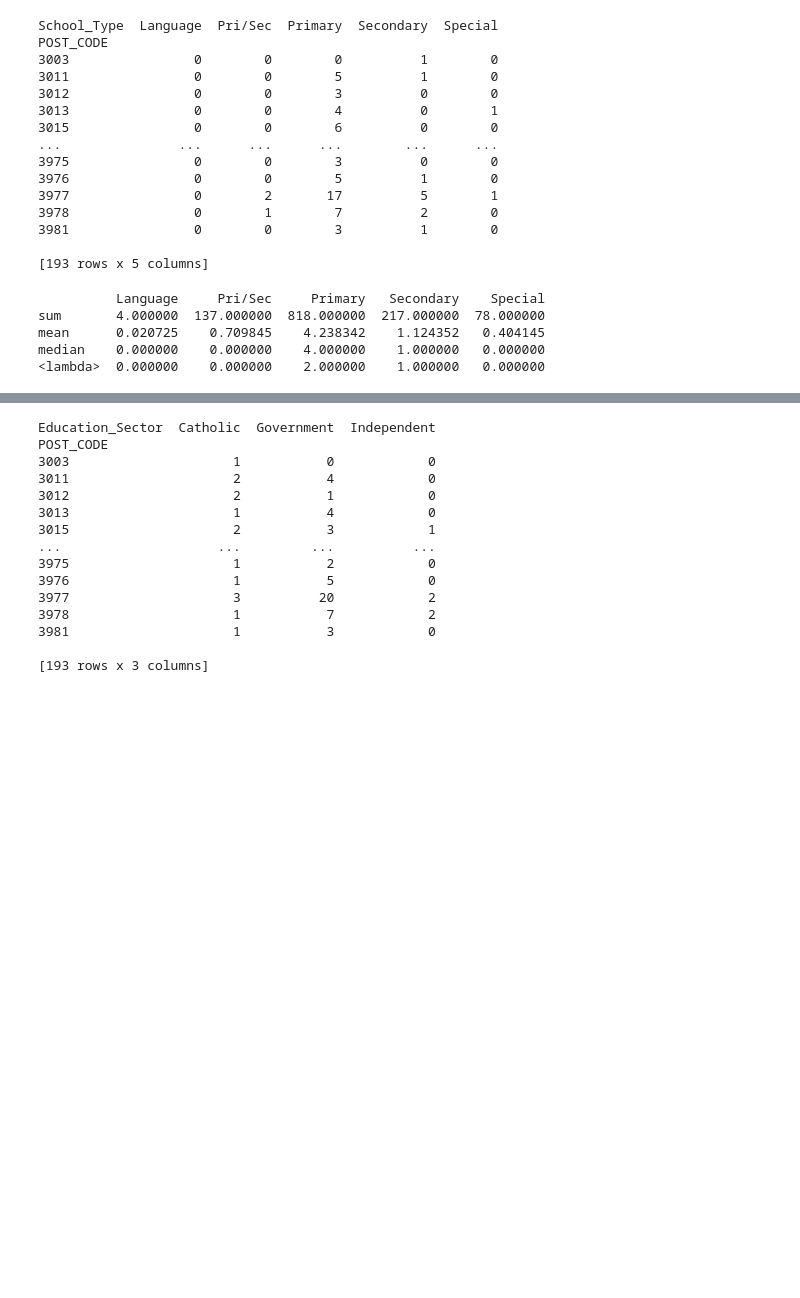
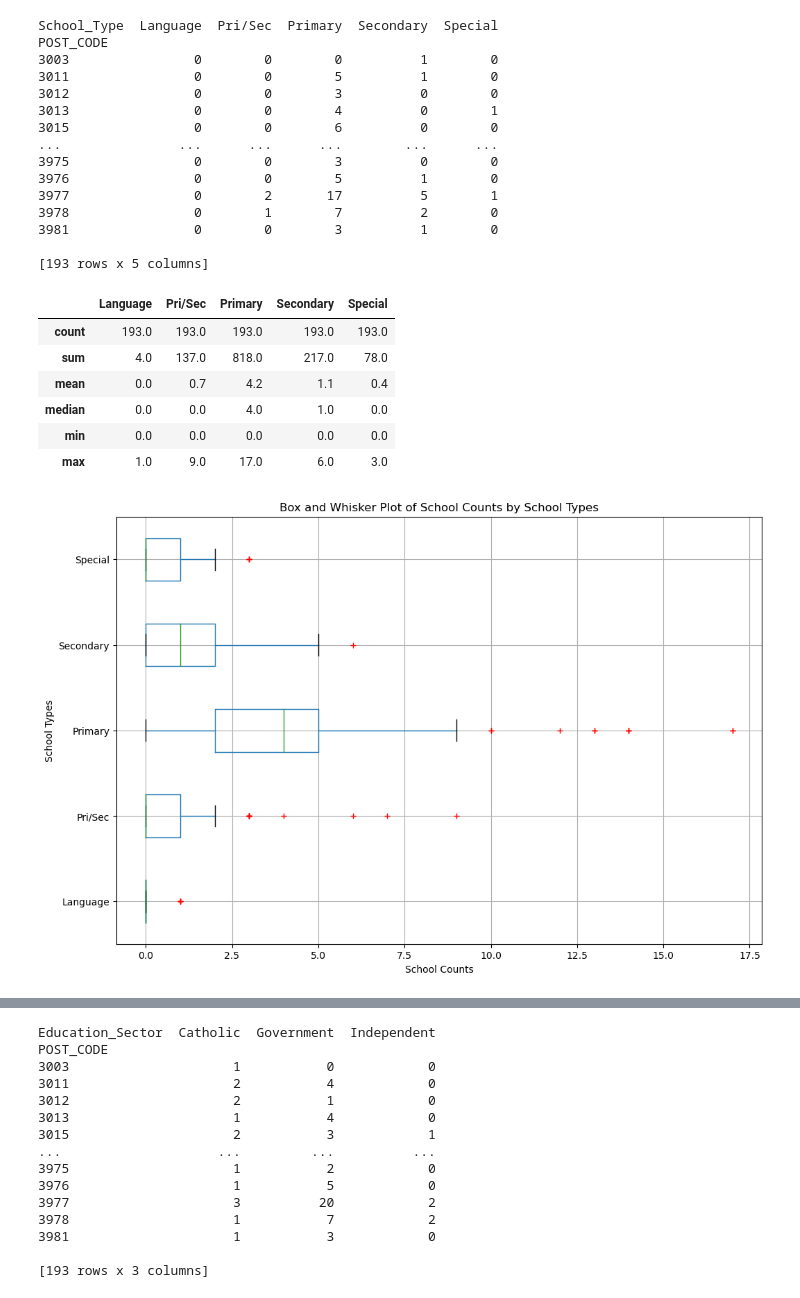
Before and after one commit to Kakhai1/bootcamp_project, a Jupyter notebook: Analysis_School_Data_KT.ipynb, the cells around one changed output, grey strips where cells are left out. Drawn from its saved outputs; the diff is of its cells as text; code cells hidden in the pictures; blank space fills up the shorter version.

```diff
--- a/Analysis_School_Data_KT.ipynb
+++ b/Analysis_School_Data_KT.ipynb
@@ -60,19 +60,34 @@ POST_CODE
 # Calculate the measures of central tendency for each column in schools_pivoted
 central_tendency_per_column = pd.DataFrame()
 
+
 for column in schools_pivoted.columns:
-    central_tendency = schools_pivoted[column].agg(['sum', 'mean', 'median', lambda x: x.mode().iat[0]], skipna=True)
+    central_tendency = schools_pivoted[column].agg(['count', 'sum', 'mean', 'median',
+                                                     'min', 'max'], skipna=True).round(1)
     central_tendency_per_column[column] = central_tendency
 
 # Display the measures of central tendency per column
-print(central_tendency_per_column)
+central_tendency_per_column
 # %% [output]
-          Language     Pri/Sec     Primary   Secondary    Special
-sum       4.000000  137.000000  818.000000  217.000000  78.000000
-mean      0.020725    0.709845    4.238342    1.124352   0.404145
-median    0.000000    0.000000    4.000000    1.000000   0.000000
-<lambda>  0.000000    0.000000    2.000000    1.000000   0.000000
+|  | Language | Pri/Sec | Primary | Secondary | Special |
+| count | 193.0 | 193.0 | 193.0 | 193.0 | 193.0 |
+| sum | 4.0 | 137.0 | 818.0 | 217.0 | 78.0 |
+| mean | 0.0 | 0.7 | 4.2 | 1.1 | 0.4 |
+| median | 0.0 | 0.0 | 4.0 | 1.0 | 0.0 |
+| min | 0.0 | 0.0 | 0.0 | 0.0 | 0.0 |
+| max | 1.0 | 9.0 | 17.0 | 6.0 | 3.0 |
 # %%
 ## so on average there is around 4 primary schools per suburb, 1 highschool.
 ## Language, Pri/Sec and Special Schools are rare.
+# %%
+
+# Create a box and whisker plot with outliers
+plt.figure(figsize=(12, 8))
+schools_pivoted.boxplot(sym='r+', vert=False, showfliers=True)
+plt.title('Box and Whisker Plot of School Counts by School Types')
+plt.xlabel('School Counts')
+plt.ylabel('School Types')
+plt.show()
+# %% [output]
+[figure, added]
 # %%
```
Also changed, not shown: parts of 3 cells of this notebook, 2 other files.
